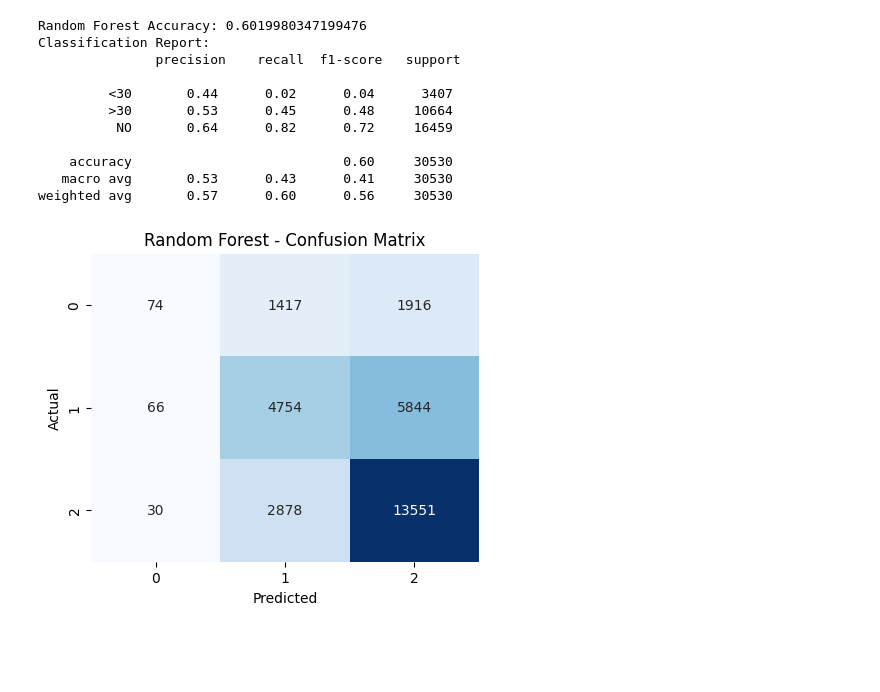
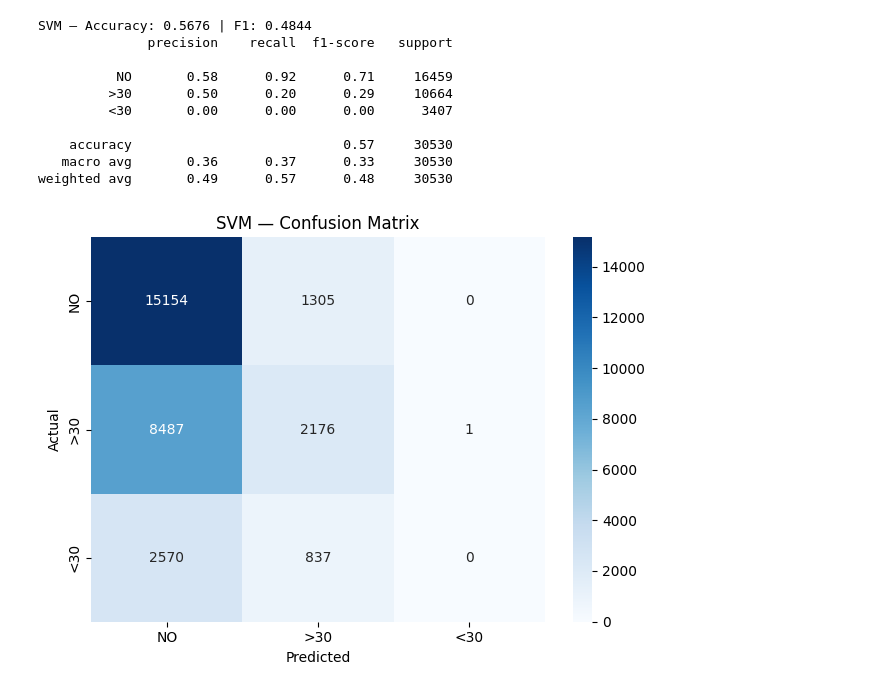
Before and after one commit to Ashok2025-eng/Ml-Project-Diabetic, a Jupyter notebook: data/analysis.ipynb, the cells around one changed output. Saved outputs shown, nothing was run; the diff lists cells and outputs as text; code cells hidden in the pictures; blank space fills up the shorter version.

```diff
--- a/data/analysis.ipynb
+++ b/data/analysis.ipynb
@@ -133,4 +171,18 @@ X_train, X_test, y_train, y_test = train_test_split(
 # %%
-scaler = StandardScaler()
-X_train = scaler.fit_transform(X_train)
-X_test = scaler.transform(X_test)
+med_cols = ['metformin', 'repaglinide', 'nateglinide', 'chlorpropamide',
+            'glimepiride', 'glipizide', 'glyburide', 'pioglitazone',
+            'rosiglitazone', 'acarbose', 'miglitol', 'tolazamide',
+            'insulin', 'glyburide-metformin', 'glipizide-metformin']
+
+# New feature: count of active medications
+df_clean['total_meds_active'] = (df_clean[med_cols] != 'No').sum(axis=1)
+
+# New feature: total service utilisation
+df_clean['service_utilisation'] = (
+    df_clean['number_outpatient'] +
+    df_clean['number_emergency'] +
+    df_clean['number_inpatient']
+)
+
+print('New features added:')
+print(df_clean[['total_meds_active', 'service_utilisation']].describe().round(2))
@@ -307,35 +346,31 @@ weighted avg       0.46      0.11      0.03     30530
 # %%
-from sklearn.ensemble import RandomForestClassifier
+svm = LinearSVC(C=1.0, max_iter=3000, random_state=42)
+svm.fit(X_train_s, y_train)
+y_pred_svm = svm.predict(X_test_s)
 
-rf = RandomForestClassifier(n_estimators=100, max_depth=None, random_state=42)  # adjust n_estimators/max_depth
-rf.fit(X_train, y_train)
-y_pred = rf.predict(X_test)
+acc_svm = accuracy_score(y_test, y_pred_svm)
+f1_svm  = f1_score(y_test, y_pred_svm, average='weighted')
+print(f'SVM — Accuracy: {acc_svm:.4f} | F1: {f1_svm:.4f}')
+print(classification_report(y_test, y_pred_svm, target_names=['NO', '>30', '<30']))
 
-acc_rf = accuracy_score(y_test, y_pred)
-print("Random Forest Accuracy:", acc_rf)
-print("Classification Report:\n", classification_report(y_test, y_pred))
-
-cm = confusion_matrix(y_test, y_pred)
-plt.figure(figsize=(5,4))
-sns.heatmap(cm, annot=True, fmt="d", cmap="Blues", cbar=False)
-plt.title("Random Forest - Confusion Matrix")
-plt.xlabel("Predicted")
-plt.ylabel("Actual")
+cm = confusion_matrix(y_test, y_pred_svm)
+sns.heatmap(cm, annot=True, fmt='d', cmap='Blues',
+            xticklabels=['NO','>30','<30'], yticklabels=['NO','>30','<30'])
+plt.title('SVM — Confusion Matrix')
+plt.xlabel('Predicted')
+plt.ylabel('Actual')
+plt.tight_layout()
 plt.show()
-
-# ✅ Store accuracy in results dictionary
-results["Random Forest"] = acc_rf
 # %% [output]
-Random Forest Accuracy: 0.6019980347199476
-Classification Report:
-               precision    recall  f1-score   support
+SVM — Accuracy: 0.5676 | F1: 0.4844
+              precision    recall  f1-score   support
 
-         <30       0.44      0.02      0.04      3407
-         >30       0.53      0.45      0.48     10664
-          NO       0.64      0.82      0.72     16459
+          NO       0.58      0.92      0.71     16459
+         >30       0.50      0.20      0.29     10664
+         <30       0.00      0.00      0.00      3407
 
-    accuracy                           0.60     30530
-   macro avg       0.53      0.43      0.41     30530
-weighted avg       0.57      0.60      0.56     30530
+    accuracy                           0.57     30530
+   macro avg       0.36      0.37      0.33     30530
+weighted avg       0.49      0.57      0.48     30530
-[figure, old version]
+[figure, new version]
 # %%
```
Also changed, not shown: parts of 20 cells of this notebook, 9 other files.
